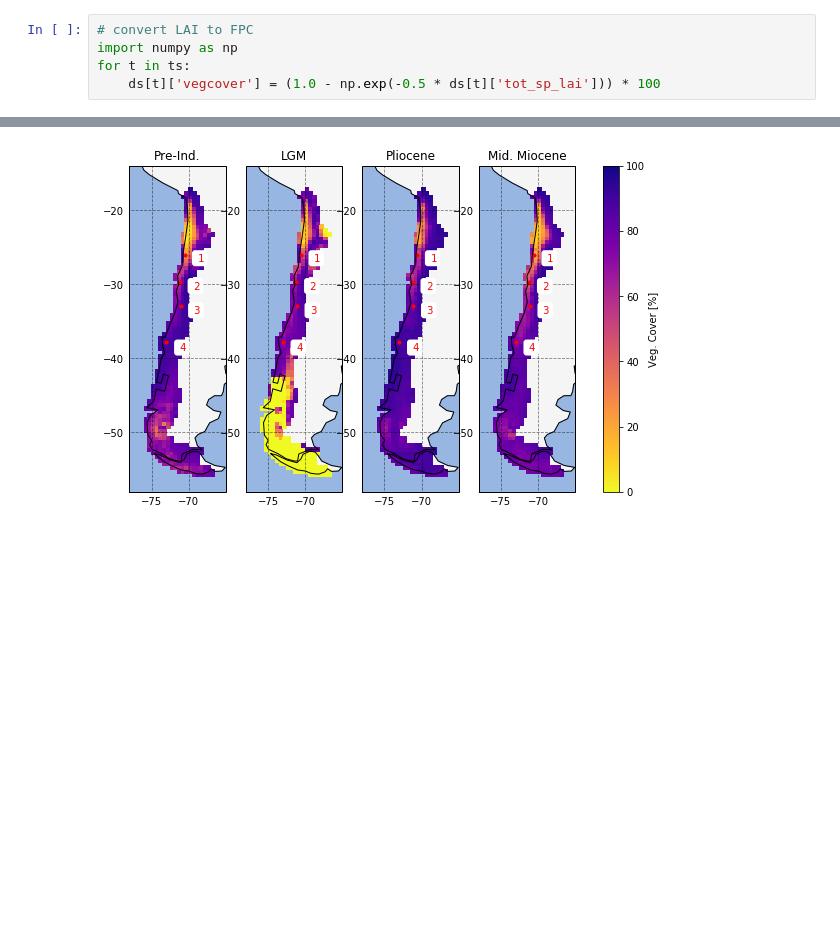
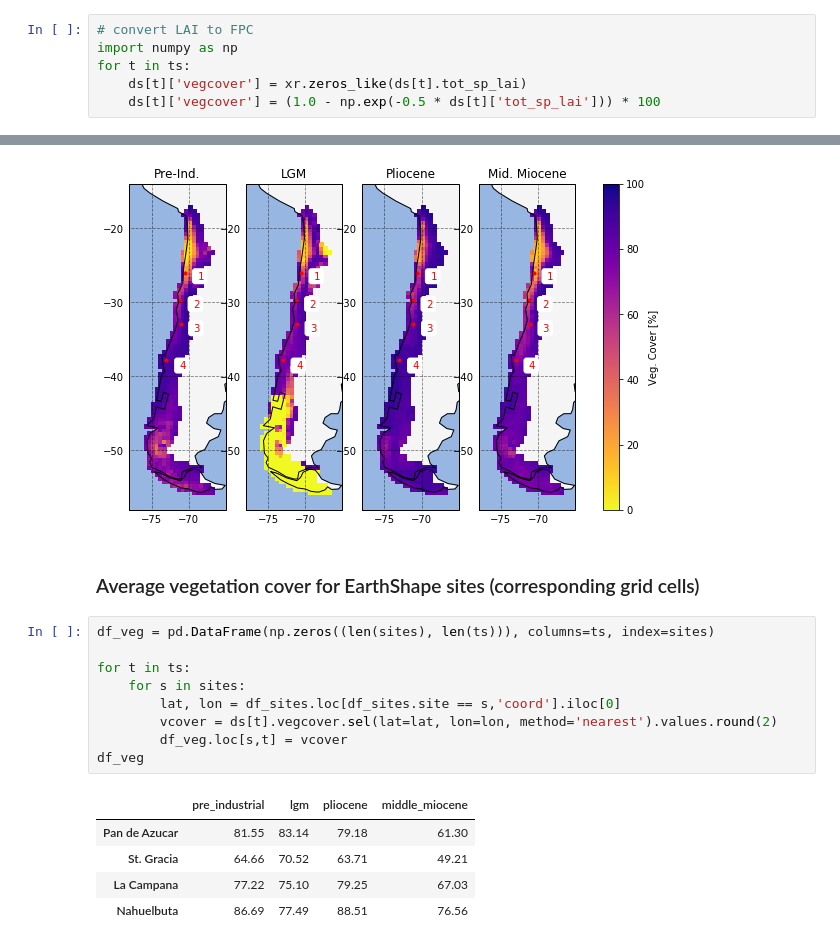
Before and after one commit to cwerner/earthshape2_paleosims, a Jupyter notebook: nbs/Overview.ipynb, the cells around one changed output, grey strips where cells are left out. Saved outputs shown, nothing was run; the diff lists cells and outputs as text; blank space fills up the shorter version.

Commit message:
Add site location results and general cleanup

```diff
--- a/nbs/Overview.ipynb
+++ b/nbs/Overview.ipynb
@@ -139,6 +136,7 @@ plt.gcf().set_size_inches(10, 6) # bigger plot
 # convert LAI to FPC
 import numpy as np
 for t in ts:
+    ds[t]['vegcover'] = xr.zeros_like(ds[t].tot_sp_lai)
     ds[t]['vegcover'] = (1.0 - np.exp(-0.5 * ds[t]['tot_sp_lai'])) * 100
 # %%
 # plot average veg cover
@@ -152,3 +150,20 @@ fig.colorbar(p, ax=axes.ravel().tolist()).set_label('Veg. Cover [%]');
 plt.gcf().set_size_inches(10, 6) # bigger plot
 # %% [output]
 [figure]
+# %% [markdown]
+### Average vegetation cover for EarthShape sites (corresponding grid cells)
+# %%
+df_veg = pd.DataFrame(np.zeros((len(sites), len(ts))), columns=ts, index=sites)
+
+for t in ts:
+    for s in sites:
+        lat, lon = df_sites.loc[df_sites.site == s,'coord'].iloc[0]
+        vcover = ds[t].vegcover.sel(lat=lat, lon=lon, method='nearest').values.round(2)
+        df_veg.loc[s,t] = vcover
+df_veg
+# %% [output]
+|  | pre_industrial | lgm | pliocene | middle_miocene |
+| Pan de Azucar | 81.55 | 83.14 | 79.18 | 61.30 |
+| St. Gracia | 64.66 | 70.52 | 63.71 | 49.21 |
+| La Campana | 77.22 | 75.10 | 79.25 | 67.03 |
+| Nahuelbuta | 86.69 | 77.49 | 88.51 | 76.56 |
```
Also changed, not shown: parts of 3 cells of this notebook.
